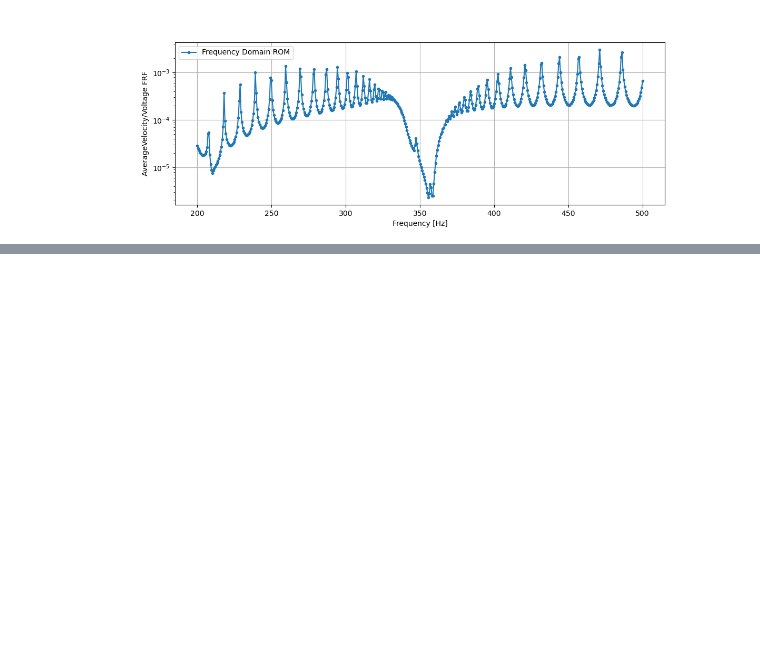
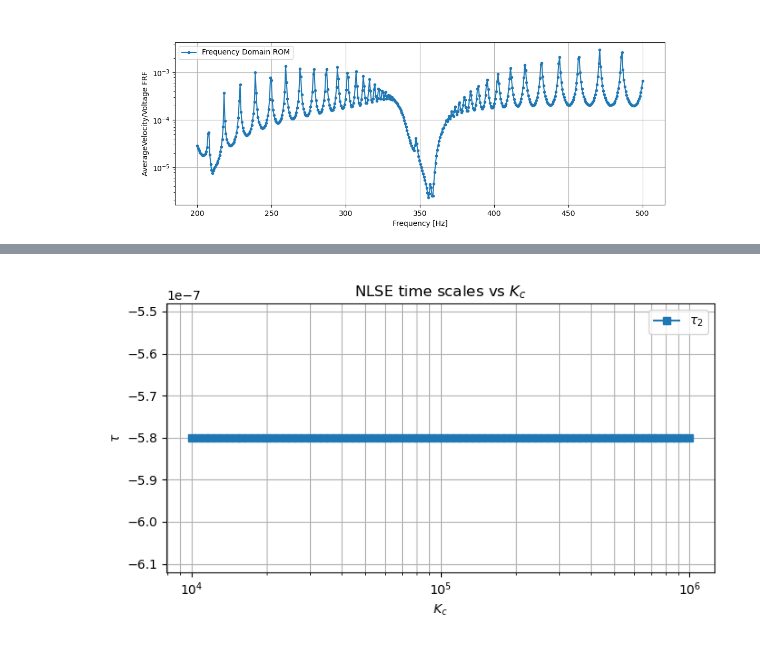
Before and after one commit to nimaet/Modeling, a Jupyter notebook: tasks/soliton/soliton2.ipynb, the cells around one changed output, grey strips where cells are left out. Cells and saved outputs as stored; diff of their text form; code cells hidden in the pictures; blank space fills up the shorter version.

```diff
--- a/tasks/soliton/soliton2.ipynb
+++ b/tasks/soliton/soliton2.ipynb
@@ -194,0 +279,36 @@ NameError: name 'dirr' is not defined
+# %%
+# --- Sweep parameters ---
+Kc_vals = np.geomspace(1e4, 1e6, 80)   # adjust range as needed
+tau1_vals = np.zeros_like(Kc_vals)
+tau2_vals = np.zeros_like(Kc_vals)
+
+for i, Kc in enumerate(Kc_vals):
+	out = tau1_tau2(
+		rom=rom,
+		K_c=Kc,
+		K_i=K_i,
+		R_c=R_c,
+		q0=q0,
+		delta=delta,
+		eps=eps,
+		phi0=phi0
+	)
+
+	tau1_vals[i] = out["tau1"]
+	tau2_vals[i] = out["tau2"]
+import matplotlib.pyplot as plt
+
+plt.figure(figsize=(7, 4))
+
+# plt.plot(Kc_vals, tau1_vals, 'o-', label=r'$\tau_1$')
+plt.semilogx(Kc_vals, tau2_vals, 's-', label=r'$\tau_2$')
+
+plt.xlabel(r'$K_c$')
+plt.ylabel(r'$\tau$')
+plt.title(r'NLSE time scales vs $K_c$')
+plt.grid(True, which='both')
+plt.legend()
+plt.tight_layout()
+plt.show()
+# %% [output]
+[figure, added]
```
Also changed, not shown: parts of 6 cells of this notebook, 3 other files.
